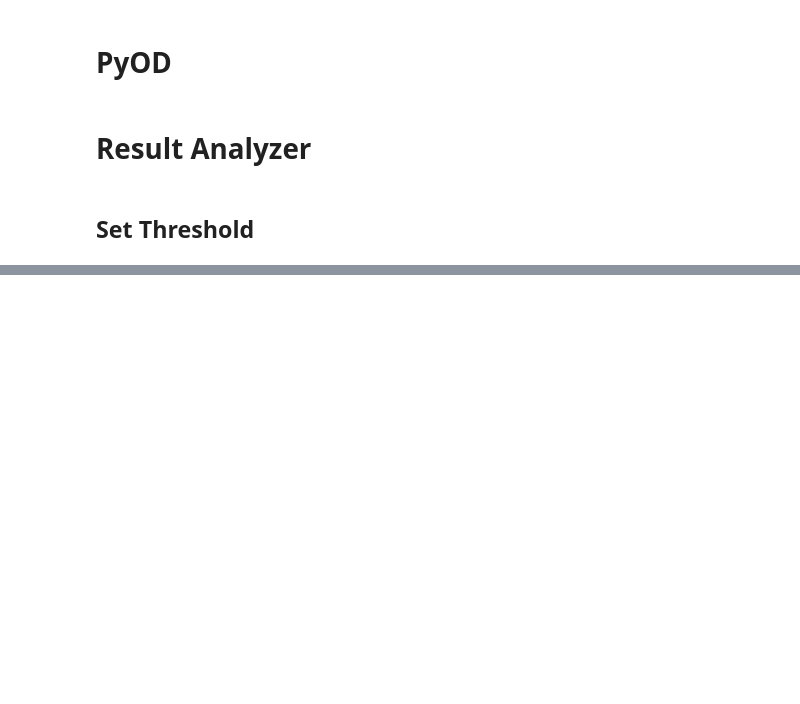
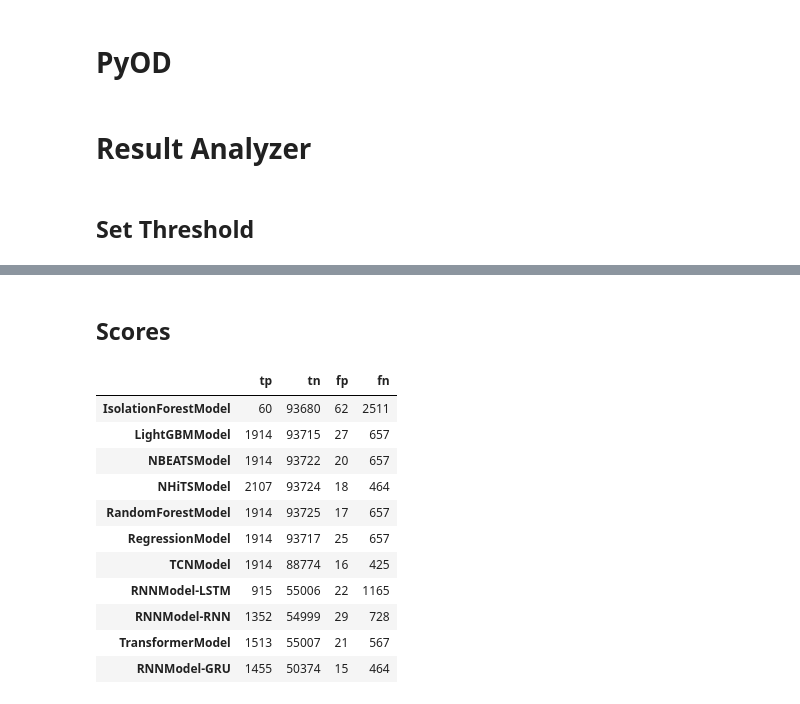
Before and after one commit to georgian-io/pyoats, a Jupyter notebook: scratch.ipynb, the cells around one changed output, grey strips where cells are left out. Saved outputs shown, nothing was run; the diff lists cells and outputs as text; code cells hidden in the pictures; blank space fills up the shorter version.

```diff
--- a/scratch.ipynb
+++ b/scratch.ipynb
@@ -446,0 +420,2 @@ for idx, anoms in enumerate(anomaly_indices):
+# %% [markdown]
+## Scores
@@ -446,0 +477,16 @@ for idx, anoms in enumerate(anomaly_indices):
+# %%
+scores = pd.DataFrame(stats).transpose()
+scores
+# %% [output]
+|  | tp | tn | fp | fn |
+| IsolationForestModel | 60 | 93680 | 62 | 2511 |
+| LightGBMModel | 1914 | 93715 | 27 | 657 |
+| NBEATSModel | 1914 | 93722 | 20 | 657 |
+| NHiTSModel | 2107 | 93724 | 18 | 464 |
+| RandomForestModel | 1914 | 93725 | 17 | 657 |
+| RegressionModel | 1914 | 93717 | 25 | 657 |
+| TCNModel | 1914 | 88774 | 16 | 425 |
+| RNNModel-LSTM | 915 | 55006 | 22 | 1165 |
+| RNNModel-RNN | 1352 | 54999 | 29 | 728 |
+| TransformerModel | 1513 | 55007 | 21 | 567 |
+| RNNModel-GRU | 1455 | 50374 | 15 | 464 |
```
Also changed, not shown: parts of 18 cells of this notebook.
